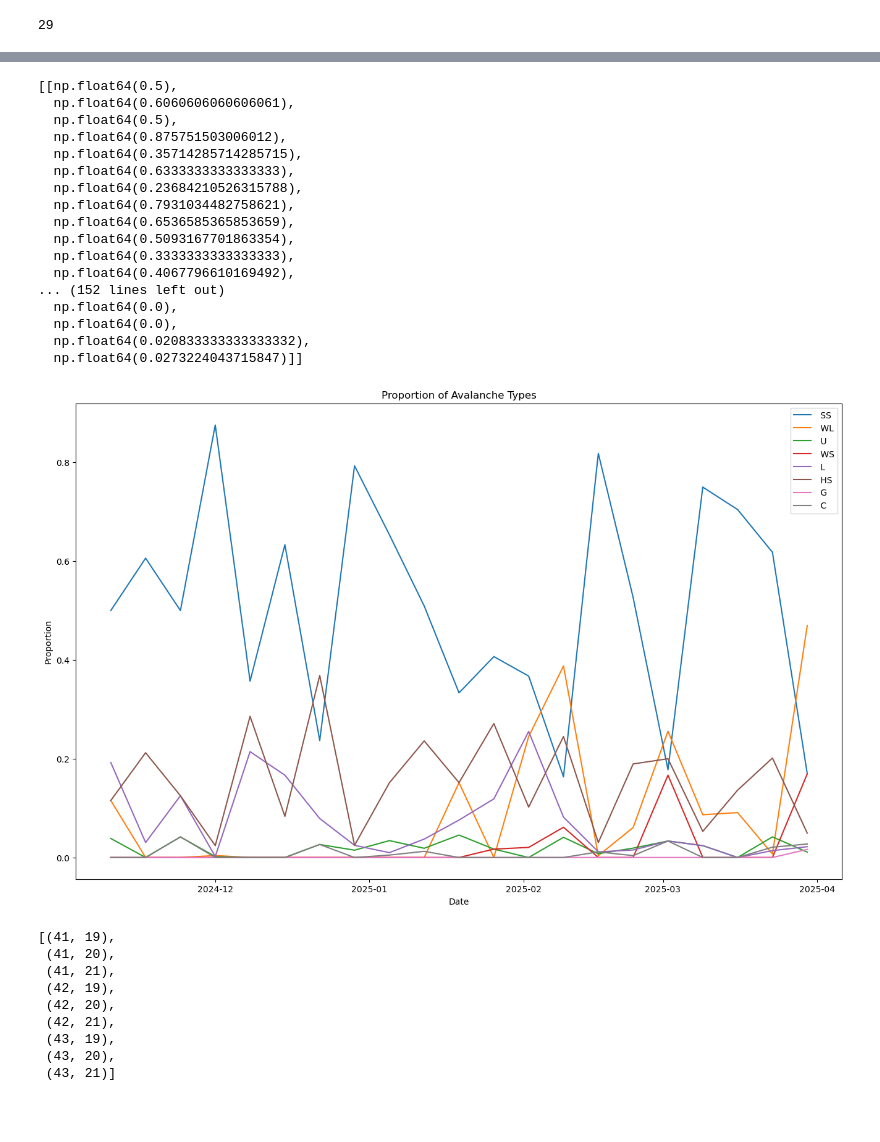
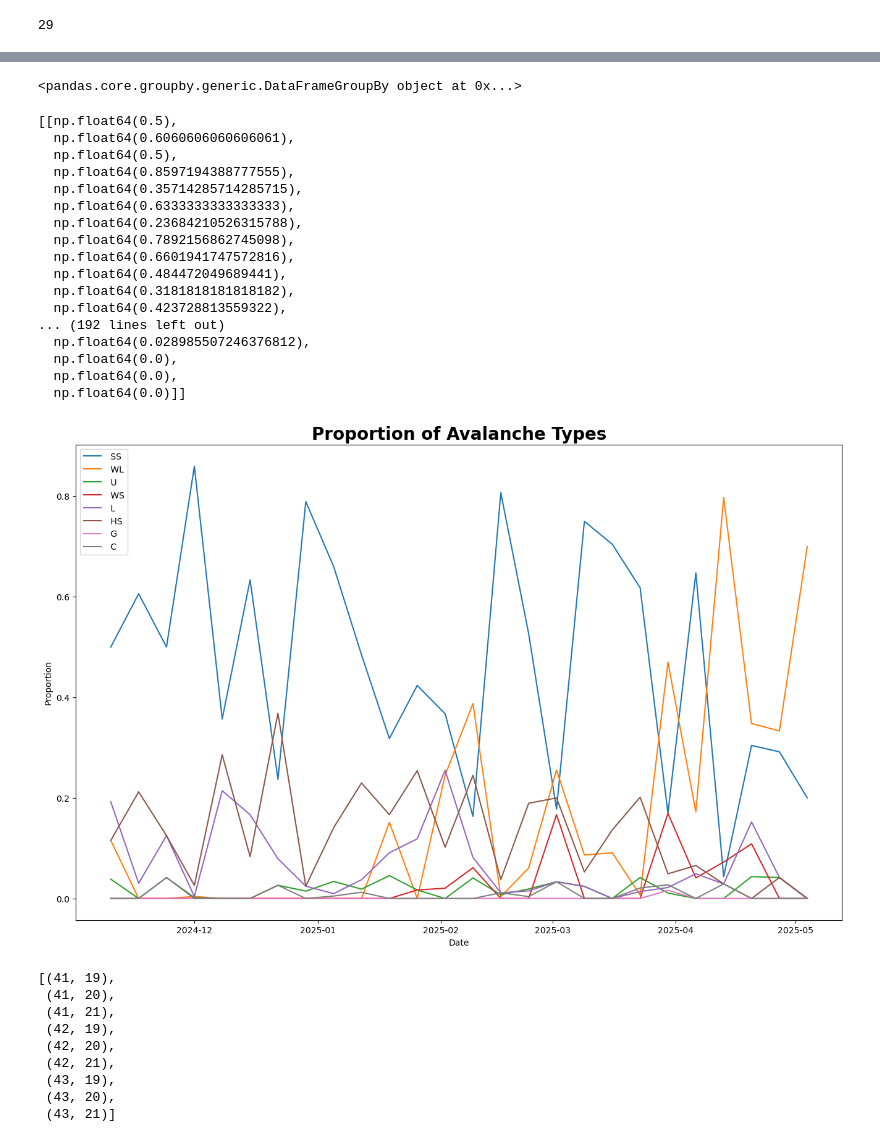
Before and after one commit to joeyh0/DRP_Spr2025, a Jupyter notebook: Scripts/Week5.ipynb, the cells around one changed output, grey strips where cells are left out. Cells and saved outputs as stored; diff of their text form; code cells hidden in the pictures; blank space fills up the shorter version.

```diff
--- a/Scripts/Week5.ipynb
+++ b/Scripts/Week5.ipynb
@@ -72,7 +72,7 @@ len(lat_edges)
 # %% [output]
 29
 # %%
-aval_2025 = pd.read_csv('../Data/every_reported_colorado_avalanche_2025.csv')
+aval_2025 = pd.read_csv('../Data/avalanche-record-CAIC3.csv')
 aval_2025['Date'] = aval_2025['Date'].str.split(' GMT').str[0]
 aval_2025['Date'] = pd.to_datetime(aval_2025['Date'])
 aval_2025['Date'] = aval_2025['Date'].dt.strftime('%b %d')
@@ -163,40 +163,45 @@ for aval_type in [' SS', ' WL', ' U', ' WS', ' L', ' HS', ' G', ' C']:
         week_ints.append(week)
         weekly_prop.append((group["Type"] == aval_type).sum() / len(group))
     aval_prop.append(weekly_prop)
+# %%
+weekly_groups
+# %% [output]
+<pandas.core.groupby.generic.DataFrameGroupBy object at 0x...>
 # %%
 aval_prop
 # %% [output]
 [[np.float64(0.5),
   np.float64(0.6060606060606061),
   np.float64(0.5),
-  np.float64(0.875751503006012),
+  np.float64(0.8597194388777555),
   np.float64(0.35714285714285715),
   np.float64(0.6333333333333333),
   np.float64(0.23684210526315788),
-  np.float64(0.7931034482758621),
-  np.float64(0.6536585365853659),
-  np.float64(0.5093167701863354),
-  np.float64(0.3333333333333333),
-  np.float64(0.4067796610169492),
-... (152 lines left out)
+  np.float64(0.7892156862745098),
+  np.float64(0.6601941747572816),
+  np.float64(0.484472049689441),
+  np.float64(0.3181818181818182),
+  np.float64(0.423728813559322),
+... (192 lines left out)
+  np.float64(0.028985507246376812),
   np.float64(0.0),
   np.float64(0.0),
-  np.float64(0.020833333333333332),
-  np.float64(0.0273224043715847)]]
+  np.float64(0.0)]]
 # %%
 #x_values = range(len(aval_prop[0]))
 plt.figure(figsize=(16, 10))
 
 for aval_type in aval_prop:
     plt.plot(week_ints, aval_type)
 
 plt.xlabel("Date")
 plt.ylabel("Proportion")
-plt.title("Proportion of Avalanche Types")
+plt.title("Proportion of Avalanche Types", fontsize=20, fontweight='bold')
 plt.legend([' SS', ' WL', ' U', ' WS', ' L', ' HS', ' G', ' C'])
-plt.show()
+# plt.show()
+plt.savefig('aval_prop')
 # %% [output]
-[figure, old version]
+[figure, new version]
 # %%
 def find_surrounding_cells(i, j, max_i, max_j):
     surrounding = []
```
Also changed, not shown: parts of 24 cells of this notebook, 13 other files.
